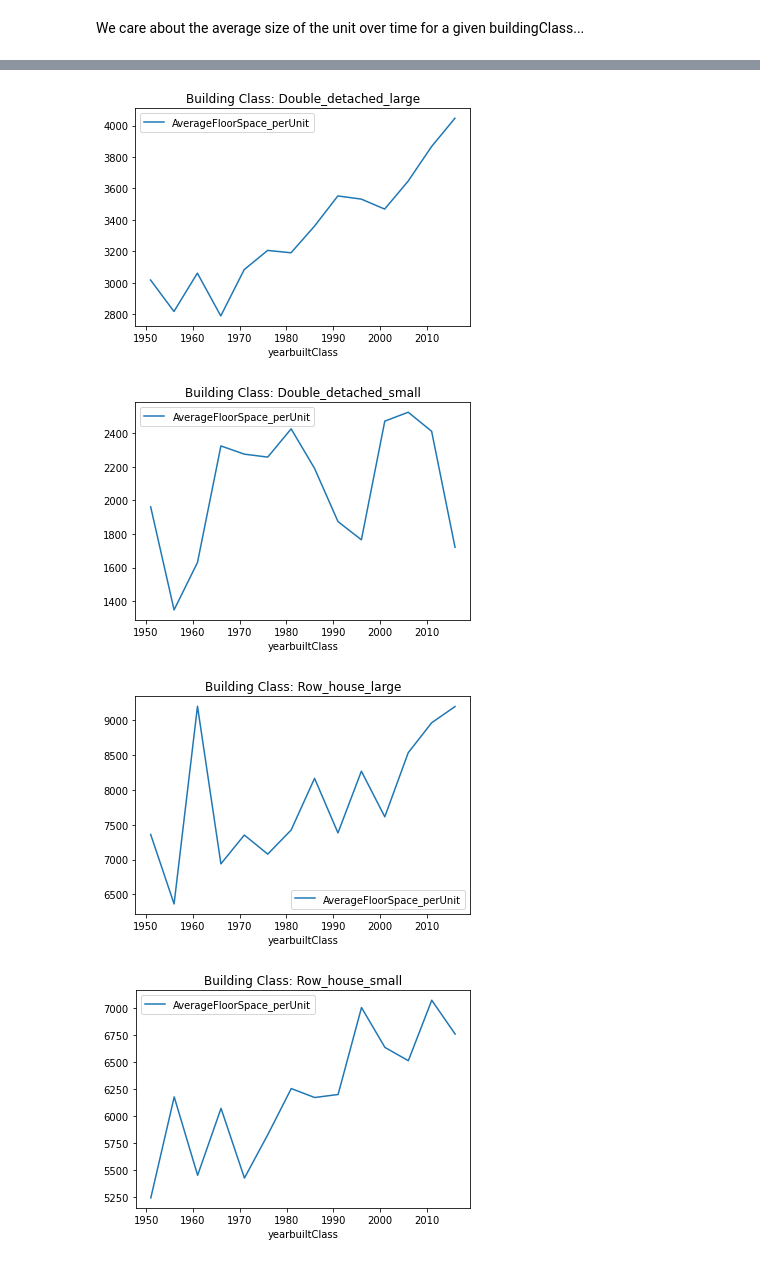
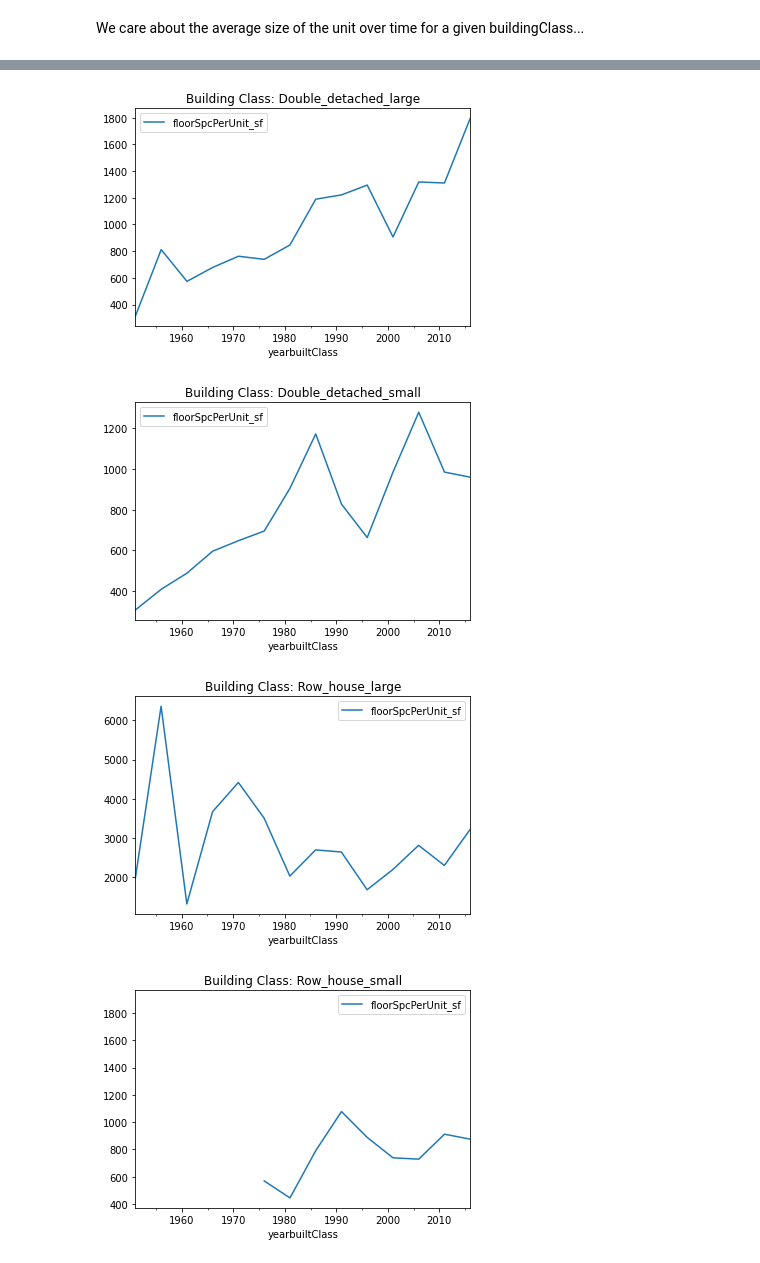
Before and after one commit to DonnaVakalis/Urban.dat, a Jupyter notebook: Toronto_FloorSpaceTrends.ipynb, the cells around one changed output, grey strips where cells are left out. Drawn from its saved outputs; the diff is of its cells as text; code cells hidden in the pictures.

```diff
--- a/Toronto_FloorSpaceTrends.ipynb
+++ b/Toronto_FloorSpaceTrends.ipynb
@@ -135,2 +148,10 @@ grouped_df.columns = ['buildingClass', 'yearbuiltClass','TotalFloorSpc','TotalUn
+# %%
+# overall weighted average each year
+# for each year, what is average floorSpcPerUnit ? (total floorspace divided by total numUnits)
+overall = df[['buildingClass','yearbuiltClass','floorSpc_sf','numUnits']].groupby('yearbuiltClass').sum()
+overall['averageFloorSpc_sf'] = overall['floorSpc_sf']/overall['numUnits']
+
+# weighted average by Building Class each year
+overall.reset_index(inplace=True)
 # %% [markdown]
 <a id='partthree'></a>
@@ -156,23 +158,0 @@ grouped_df
-# %%
-# within each year class,
-# get proportion of that building type's floorspace total to year's total, multiply by average floor space....sum it all up
-
- # create separate dataframes called yearBuilt[i]
-yearBuilt = {i: x for i, (_, x) in enumerate(grouped_df.groupby('yearbuiltClass'), 0)}
-
-# find weighted overall average dwelling size for each year
-yrs = []
-ave = []
-
-for i in range(len(yearBuilt)):
-  total = yearBuilt[i].TotalFloorSpc.sum()
-  yearBuilt[i]['weightedAve'] = (yearBuilt[i].TotalFloorSpc*yearBuilt[i].AverageFloorSpace_perUnit)/total
-  yrs.append(yearBuilt[i].yearbuiltClass.mean())
-  ave.append(yearBuilt[i].weightedAve.sum())
-
-
-# Plot Weighted Average
-fig,ax = plt.subplots(1)
-ax.plot(yrs[1:14] ,ave[1:14]);
-ax.set_title('All Building Types, Weighted Average Floor Space per dwelling unit');
-plt.show();
@@ -183,0 +159,6 @@ grouped_df['yearbuiltClass'] = pd.to_datetime(grouped_df['yearbuiltClass'].astyp
+# %%
+# plot weighted average
+plt.figure()
+data = overall
+ax = data.plot(x='yearbuiltClass',y='averageFloorSpc_sf')
+plt.show();
@@ -216,7 +180,7 @@ plt.figure()
 for i in range(len(dwelling)):
   data = dwelling[i]
   name = data.buildingClass.iloc[0]
-  ax = data.plot(x='yearbuiltClass',y='AverageFloorSpace_perUnit')
+  ax = data.plot(x='yearbuiltClass',y='floorSpcPerUnit_sf')
   ax.set_title('Building Class: {}'.format(name));
 plt.show();
 # %% [output]
@@ -228,4 +192,4 @@ plt.show();
-[figure, old version]
+[figure, new version]
-[figure, old version]
+[figure, new version]
-[figure, old version]
+[figure, new version]
-[figure, old version]
+[figure, new version]
```
Also changed, not shown: parts of 23 cells of this notebook.
